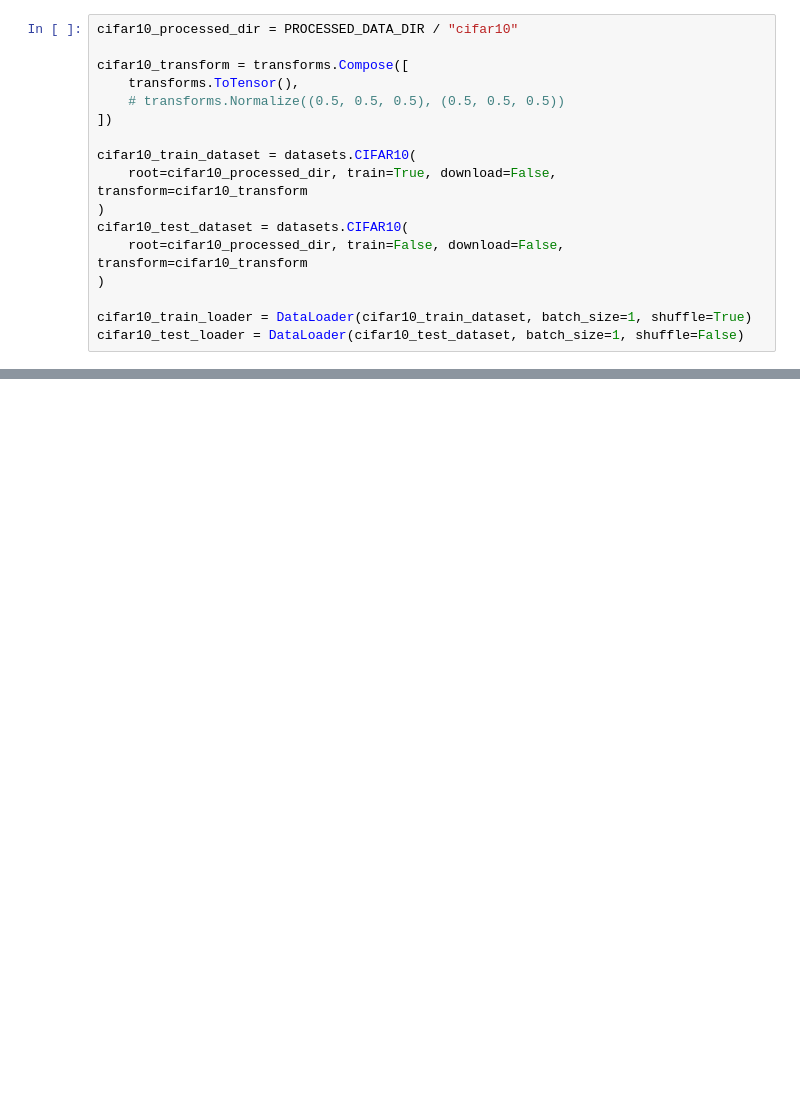
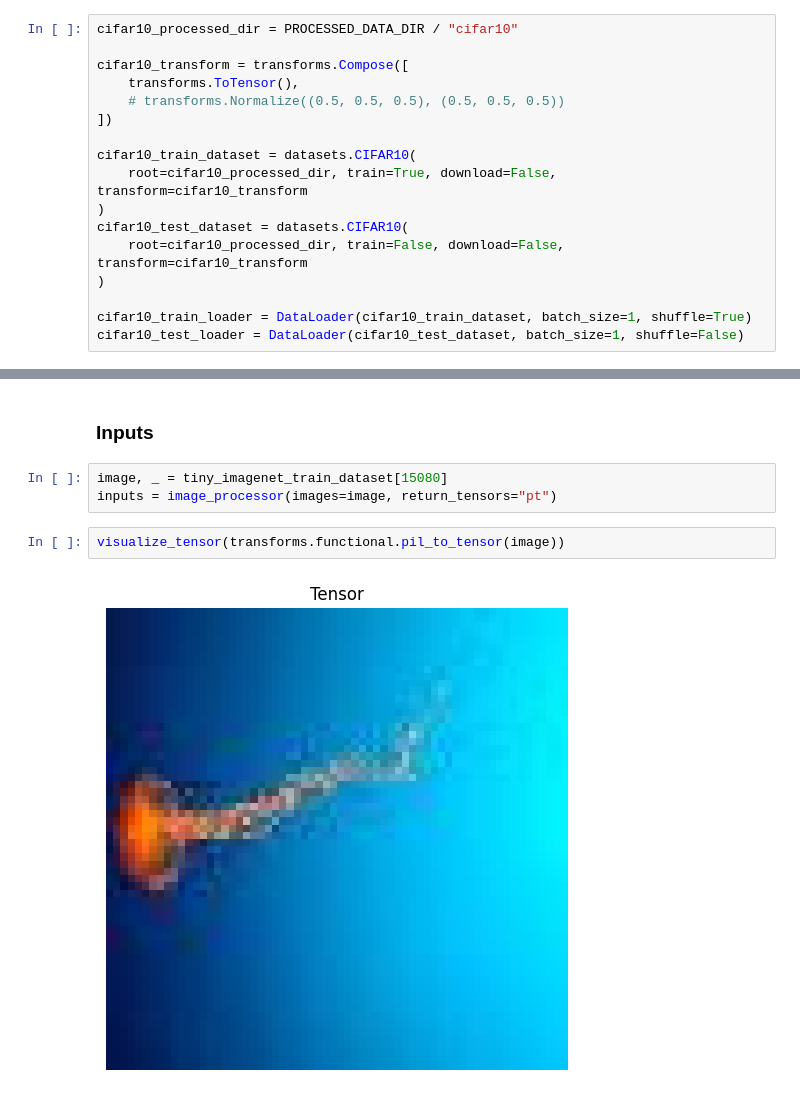
Before and after one commit to tcouso/uav_active_sensing, a Jupyter notebook: notebooks/1.02-image-env.ipynb, the cells around one changed output, grey strips where cells are left out. Saved outputs shown, nothing was run; the diff lists cells and outputs as text; blank space fills up the shorter version.

```diff
--- a/notebooks/1.02-image-env.ipynb
+++ b/notebooks/1.02-image-env.ipynb
@@ -125,0 +106,9 @@ def random_walk(env: ImageEnv, steps: int):
+# %% [markdown]
+### Inputs
+# %%
+image, _ = tiny_imagenet_train_dataset[15080]
+inputs = image_processor(images=image, return_tensors="pt")
+# %%
+visualize_tensor(transforms.functional.pil_to_tensor(image))
+# %% [output]
+[figure, added]
```
Also changed, not shown: parts of 21 cells of this notebook, 3 other files.
